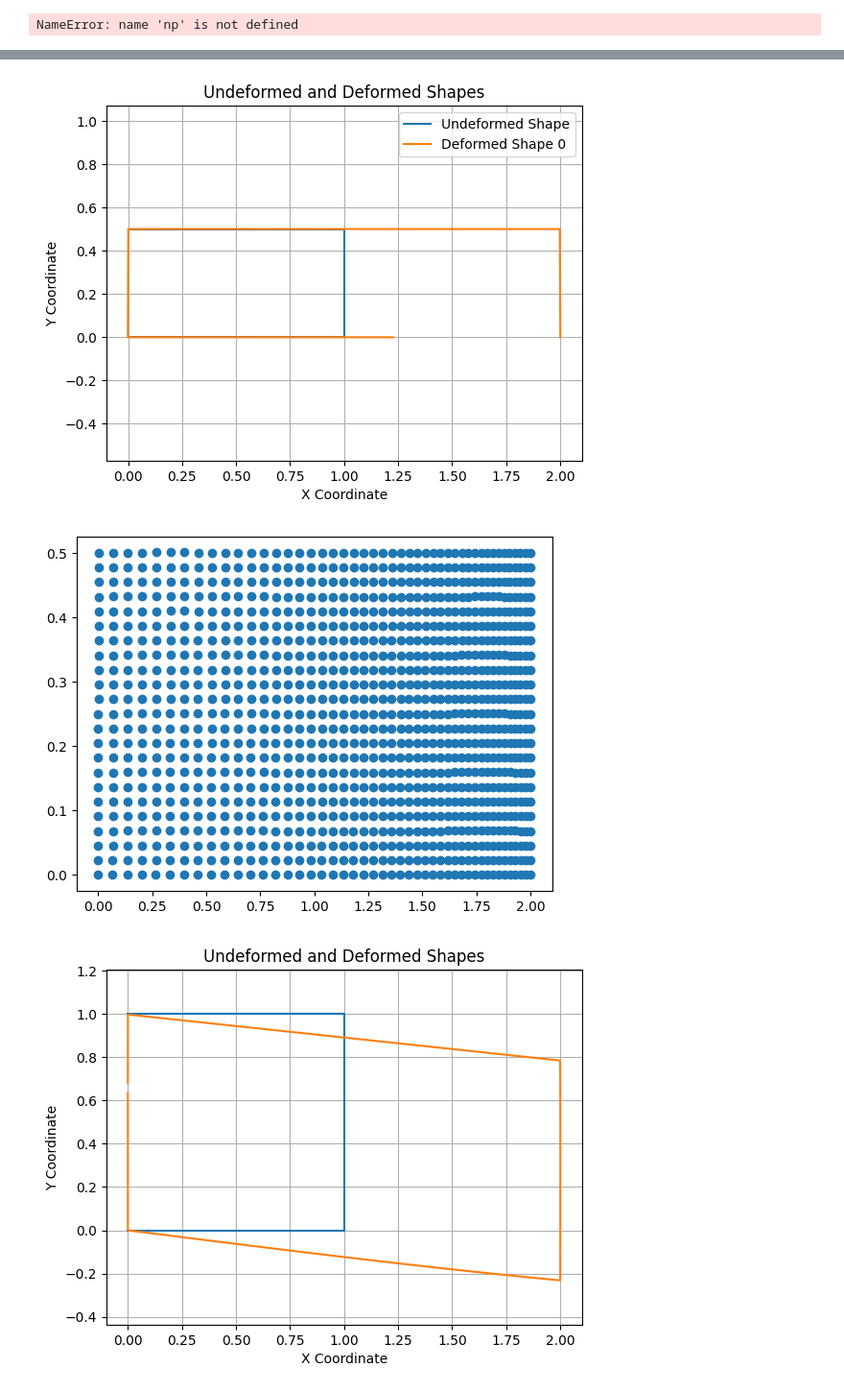
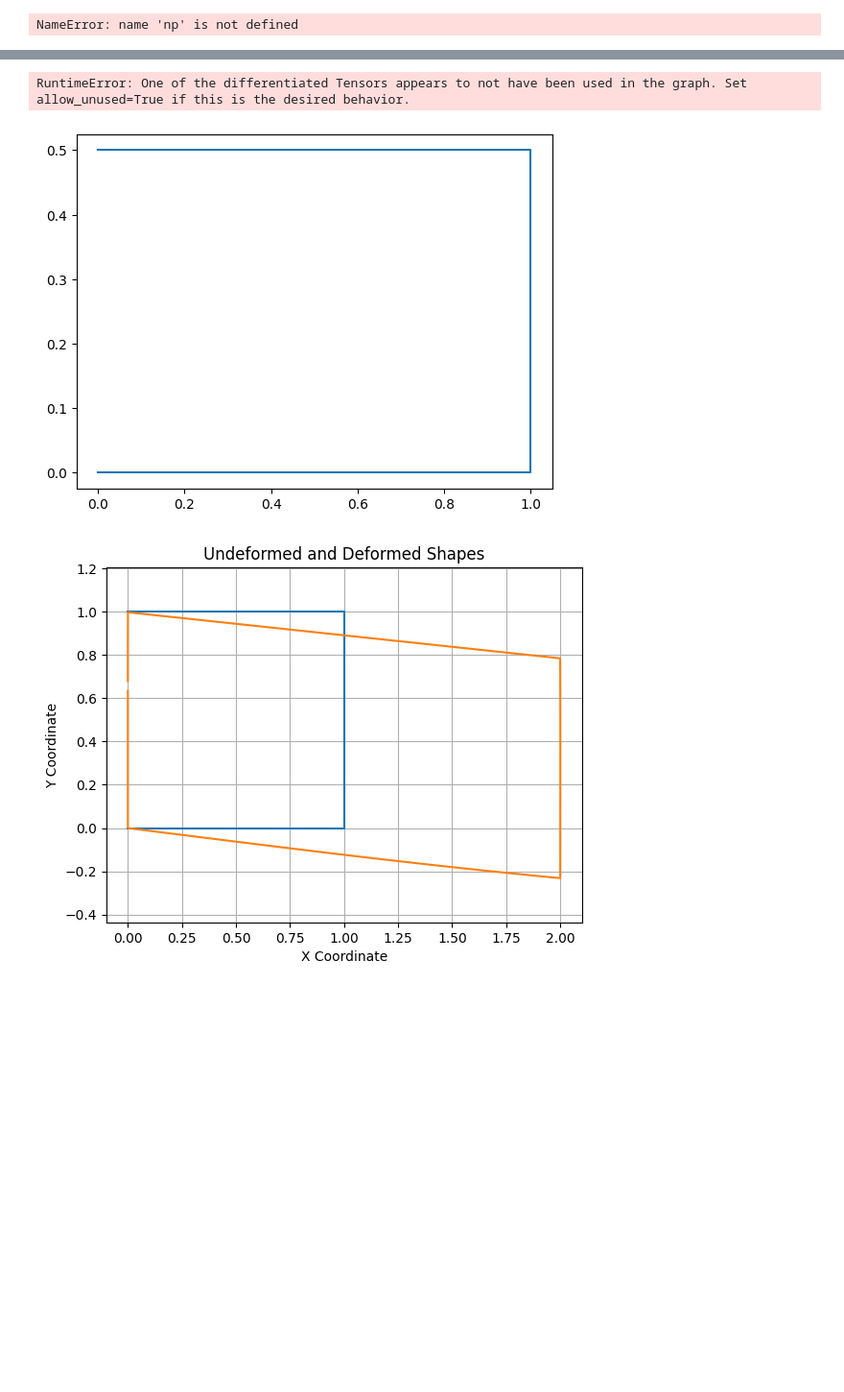
Before and after one commit to AhmadAkbariR/deepxde, a Jupyter notebook: examples/operator/elasticity-2D-AAR.ipynb, the cells around one changed output, grey strips where cells are left out. Shown at 96% size. Saved outputs shown, nothing was run; the diff lists cells and outputs as text; code cells hidden in the pictures; blank space fills up the shorter version.

```diff
--- a/examples/operator/elasticity-2D-AAR.ipynb
+++ b/examples/operator/elasticity-2D-AAR.ipynb
@@ -227,19 +227,25 @@ import deepxde as dde
 import numpy as np
 import matplotlib.pyplot as plt
 
-# Define the parameters
-nu = 0.3
+
 # Define the PDE system
-def pde_system(x, y, u, v):
+
+def pde_system(x , u):
+    # Define the parameters
+    nu = 0.3
     # Calculate the second derivatives of u and v
-    u_xx = dde.grad.hessian(u, x)
-    u_yy = dde.grad.hessian(u, y)
-    u_xy = dde.grad.hessian(u, [x, y])
+    u_xx = dde.grad.hessian(u, x, component=0, i = 0 , j = 0)
+    u_yy = dde.grad.hessian(u, x, component=0, i = 1 , j = 1)
+    u_xy = dde.grad.hessian(u, x, component=0, i = 0 , j = 1)
 
-    v_xx = dde.grad.hessian(v, x)
-    v_yy = dde.grad.hessian(v, y)
-    v_xy = dde.grad.hessian(v, [x, y])
+   # u_xy = dde.grad.hessian(u, [x, y])
 
+   # v_xx = dde.grad.hessian(v, x)
+   # v_yy = dde.grad.hessian(v, y)
+   # v_xy = dde.grad.hessian(v, [x, y])
+    v_xx = dde.grad.hessian(u, x, component=1, i = 0 , j = 0)
+    v_yy = dde.grad.hessian(u, x, component=1, i = 1 , j = 1)
+    v_xy = dde.grad.hessian(u, x, component=1, i = 0 , j = 1)
     # Define the equations
     eq1 = u_xx + u_yy + (1 / (1 - 2 * nu)) * (u_xx + v_xy)
     eq2 = v_xx + v_yy + (1 / (1 - 2 * nu)) * (v_yy + u_xy)
@@ -272,15 +278,15 @@ bc1 = dde.DirichletBC(geom, lambda x: 0, boundary_left, component=0)    # u(x=0,
 bc2 = dde.DirichletBC(geom, lambda x: 0, boundary_left, component=1)    # v(x=0, y) = 0
 bc3 = dde.DirichletBC(geom, lambda x: 1, boundary_right, component=0)  # u(x=1, y) = 1
 bc4 = dde.DirichletBC(geom, lambda x: 0, boundary_bottom, component=1)  # v(x, y=0) = 0
-bc5 = dde.NeumannBC(geom, lambda x: 0, boundary_bottom, component=1)  #
-bc6 = dde.NeumannBC(geom, lambda x: 0, boundary_top, component=0)  #
-bc7 = dde.NeumannBC(geom, lambda x: 0, boundary_top, component=1)  #
+#bc5 = dde.NeumannBC(geom, lambda x: 0, boundary_bottom, component=1)  #
+#bc6 = dde.NeumannBC(geom, lambda x: 0, boundary_top, component=0)  #
+#bc7 = dde.NeumannBC(geom, lambda x: 0, boundary_top, component=1)  #
 
 # If you want both u and v to be zero at the boundary x = 0
 # You can have something like:
 # bc4 = dde.DirichletBC(geom, lambda x: 0, boundary_v_1)  # v(x=0, y) = 0
 # Create a data object for the PDE
-data = dde.data.PDE(geom, pde_system, [bc1, bc2, bc3, bc4, bc5, bc6, bc7], num_domain=10000, num_boundary=1000)
+data = dde.data.PDE(geom, pde_system, [bc1, bc2, bc3, bc4], num_domain=10000, num_boundary=1000)
 
 # Build the neural network with two hidden layers, each with 50 neurons
 net = dde.nn.FNN([2] + [50] * 2 + [2], "tanh", "Glorot uniform")
@@ -313,7 +319,7 @@ plot_boundary(X_test, 'Undeformed Shape')
 # Train the model
 for i in range(1):
 
-    model.train(5000)
+    model.train(1000)
 
     # Get the predictions
 
@@ -374,5 +368,5 @@ Step      Train loss
+RuntimeError: One of the differentiated Tensors appears to not have been used in the graph. Set allow_unused=True if this is the desired behavior.
-[figure, old version]
+[figure, new version]
-[figure, removed]
 # %%
 
 
```
Also changed, not shown: parts of 1 cell of this notebook.
